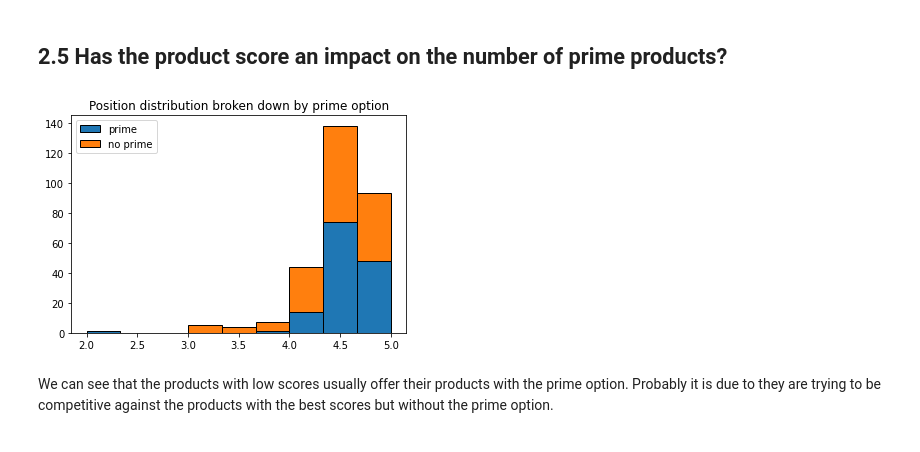
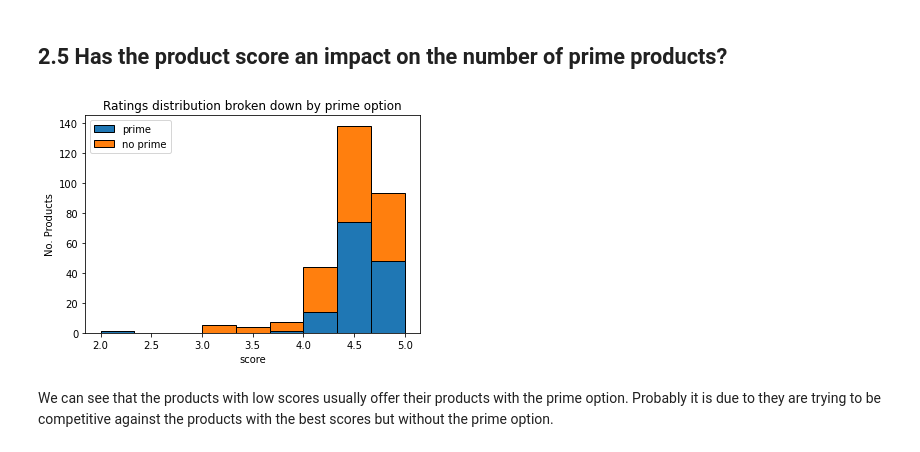
Before and after one commit to danielp2797/Amazon-Prime-Classification-Model, a Jupyter notebook: notebooks/2-exploratoy-analsys.ipynb, the cells around one changed output. Drawn from its saved outputs; the diff is of its cells as text; code cells hidden in the pictures.

Commit message:
update images

```diff
--- a/notebooks/2-exploratoy-analsys.ipynb
+++ b/notebooks/2-exploratoy-analsys.ipynb
@@ -198,11 +198,13 @@ The results show that we should reject the independence, which means that the nu
 # %%
 plt.hist([data[data['prime_option']]['rating'], data[~data['prime_option']]['rating']],
         stacked=True, histtype='barstacked', ec='black', bins=9)
 plt.legend(['prime', 'no prime'])
-plt.title('Position distribution broken down by prime option')
+plt.title('Ratings distribution broken down by prime option')
+plt.xlabel('score')
+plt.ylabel('No. Products')
 plt.savefig('figures/rating-prime.png')
 # %% [output]
-[figure, old version]
+[figure, new version]
 # %% [markdown]
 We can see that the products with low scores usually offer their products with the prime option. Probably it is due to they are trying to be competitive against the products with the best scores but without the prime option.
 # %% [markdown]
```
Also changed, not shown: parts of 3 cells of this notebook, 5 other files.
